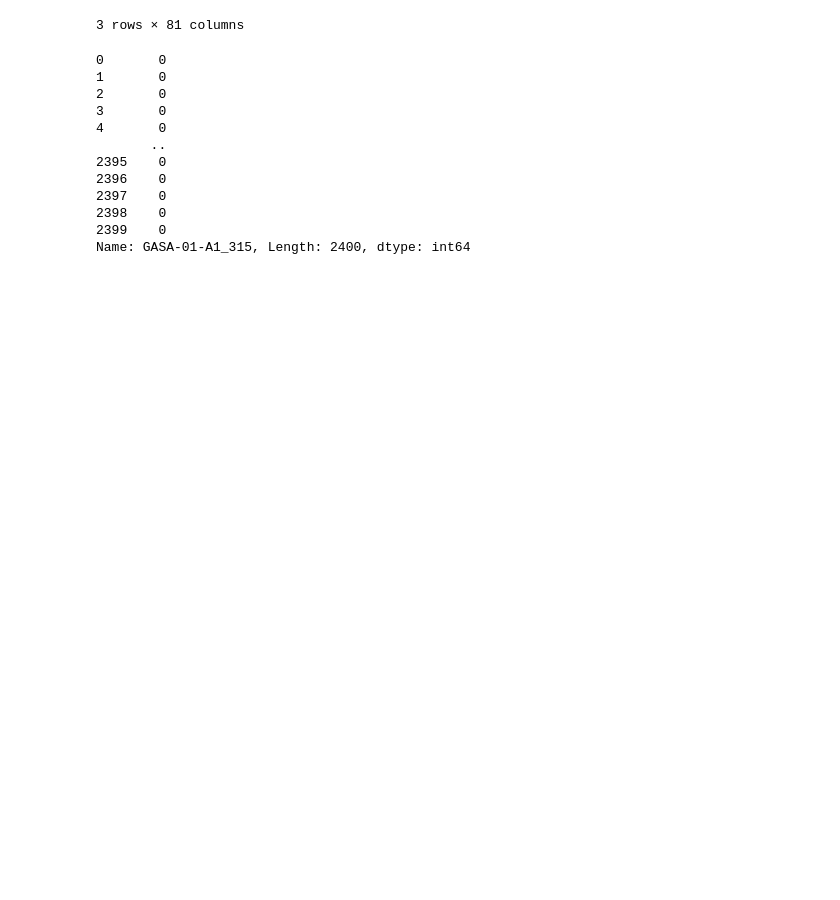
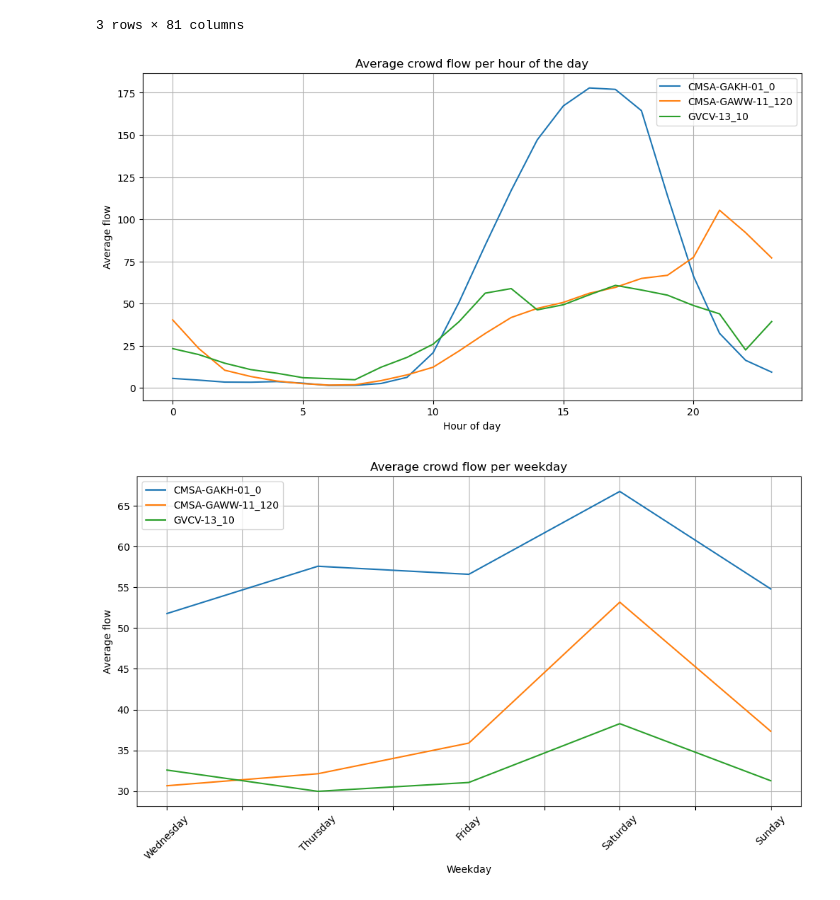
Before and after one commit to jipposteenstra/group22, a Jupyter notebook: project_template.ipynb, the cells around one changed output. Cells and saved outputs as stored; diff of their text form; code cells hidden in the pictures; blank space fills up the shorter version.

```diff
--- a/project_template.ipynb
+++ b/project_template.ipynb
@@ -63,24 +65,54 @@ df_flow.head(3)
 | 1 | 2025-08-20 00:03:00+02:00 | 1 | 3 | 21 | 29 | 34 | ... |
 | 2 | 2025-08-20 00:06:00+02:00 | 5 | 4 | 35 | 22 | 29 | ... |
 3 rows × 81 columns
-# %%
-#
-#
-#Oosterdoksbrug
-
-df_flow.loc[:, 'GASA-01-A1_315']
-
-# print(df_flow.columns.tolist())
-# %% [output]
-0       0
-1       0
-2       0
-3       0
-4       0
-       ..
-2395    0
-2396    0
-2397    0
-2398    0
-2399    0
-Name: GASA-01-A1_315, Length: 2400, dtype: int64
+# %%
+sensors = ["CMSA-GAKH-01_0", "CMSA-GAWW-11_120", "GVCV-13_10"]
+
+# 1. Hourly plot (unchanged)
+plt.figure(figsize=(12, 6))
+for sensor in sensors:
+    df_flow.groupby("hour")[sensor].mean().plot(label=sensor)
+plt.title("Average crowd flow per hour of the day")
+plt.xlabel("Hour of day")
+plt.ylabel("Average flow")
+plt.legend()
+plt.grid(True)
+plt.show()
+
+# 2. Weekday plot with names instead of numbers
+# Create mapping: 0 = Monday, 6 = Sunday
+weekday_names = [calendar.day_name[i] for i in range(7)]
+
+plt.figure(figsize=(12, 6))
+for sensor in sensors:
+    weekday_means = df_flow.groupby("weekday")[sensor].mean()
+    weekday_means.index = [weekday_names[i] for i in weekday_means.index]
+    weekday_means.plot(label=sensor)
+
+plt.title("Average crowd flow per weekday")
+plt.xlabel("Weekday")
+plt.ylabel("Average flow")
+plt.legend()
+plt.grid(True)
+plt.xticks(rotation=45)
+plt.show()
+
+# 3. Weekend vs Weekday bar plot
+plt.figure(figsize=(8, 6))
+means = []
+labels = []
+for sensor in sensors:
+    weekend_mean = df_flow[df_flow["is_weekend"] == 1][sensor].mean()
+    weekday_mean = df_flow[df_flow["is_weekend"] == 0][sensor].mean()
+    means.extend([weekday_mean, weekend_mean])
+    labels.extend([f"{sensor}\nWeekday", f"{sensor}\nWeekend"])
+
+plt.bar(labels, means)
+plt.title("Weekend vs Weekday Crowd Flow")
+plt.ylabel("Average flow")
+plt.xticks(rotation=30)
+plt.grid(axis='y')
+plt.show()
+# %% [output]
+[figure, added]
+[figure, added]
```
Also changed, not shown: parts of 2 cells of this notebook.
